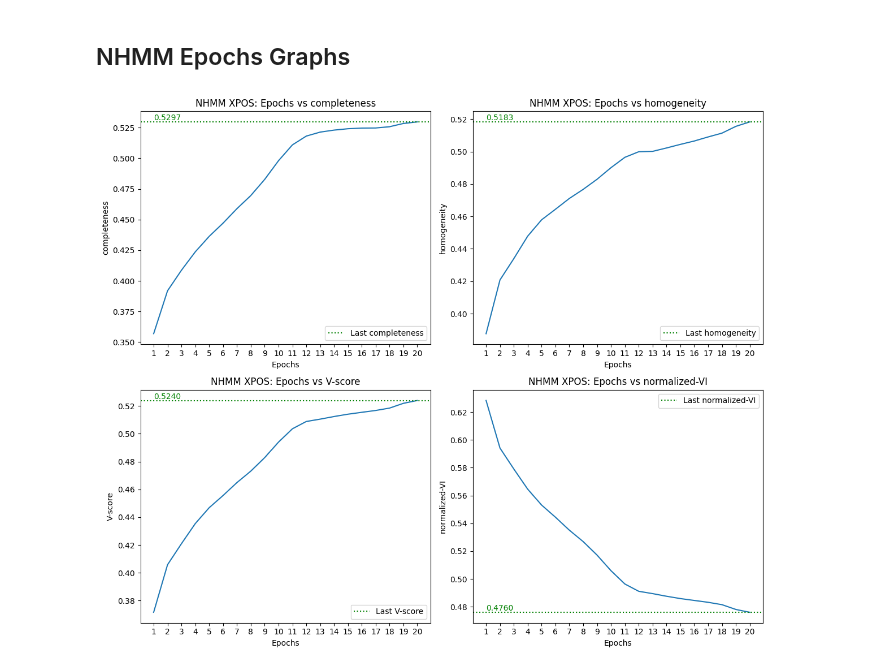
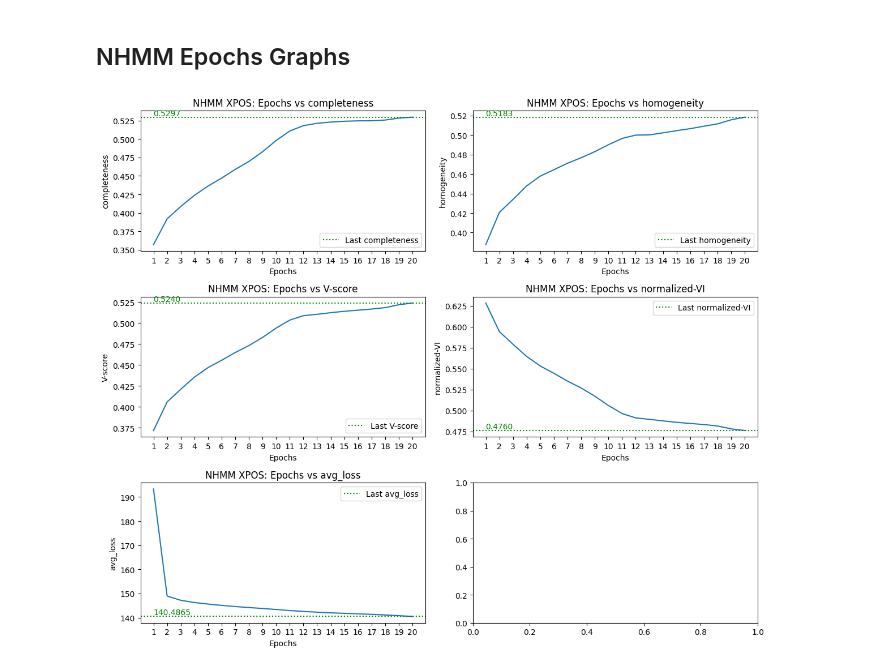
Before and after one commit to amoghvk21/NLP-assignment-3, a Jupyter notebook: skeleton_code/results_parser.ipynb, the cells around one changed output. Cells and saved outputs as stored; diff of their text form; code cells hidden in the pictures.

```diff
--- a/skeleton_code/results_parser.ipynb
+++ b/skeleton_code/results_parser.ipynb
@@ -1171,41 +1171,41 @@ import matplotlib.pyplot as plt
 
 TAG = "xpos"
 FILE_PREFIX = f"nhmm-{TAG}"
-FIELDS = ["completeness", "homogeneity", "V-score", "normalized-VI"]
+FIELDS = ["completeness", "homogeneity", "V-score", "normalized-VI","avg_loss"]
 
-all_results = pandas.read_csv(f"./output/{FILE_PREFIX}/results/nhmm_results.csv")
+all_results = pandas.read_csv(f"./output/{FILE_PREFIX}/nhmm_results_20.csv")
 
-fig, axes = plt.subplots(nrows=2, ncols=2, figsize=(12, 10))
+fig, axes = plt.subplots(nrows=3, ncols=2, figsize=(12, 10))
 axes = axes.flatten()
 
 for i, FIELD in enumerate(FIELDS):
 
     ax = axes[i]
 
     last_value = all_results[FIELD].iloc[-1]
 
     ax.plot(all_results["epoch"], all_results[FIELD])
     ax.set_xticks(all_results["epoch"].unique())
 
     ax.axhline(
         y=last_value,
         color='g',
         linestyle=':',
         label=f'Last {FIELD}'
     )
 
     ax.text(
         all_results["epoch"].min(), last_value,
         f"{last_value:.4f}",
         va='bottom', ha='left', color='g'
     )
 
     ax.set_title(f"NHMM {TAG.upper()}: Epochs vs {FIELD}")
     ax.set_xlabel("Epochs")
     ax.set_ylabel(f"{FIELD}")
     ax.legend()
 
 plt.tight_layout()
 plt.show()
 # %% [output]
-[figure, old version]
+[figure, new version]
```
Also changed, not shown: 13 other files.
